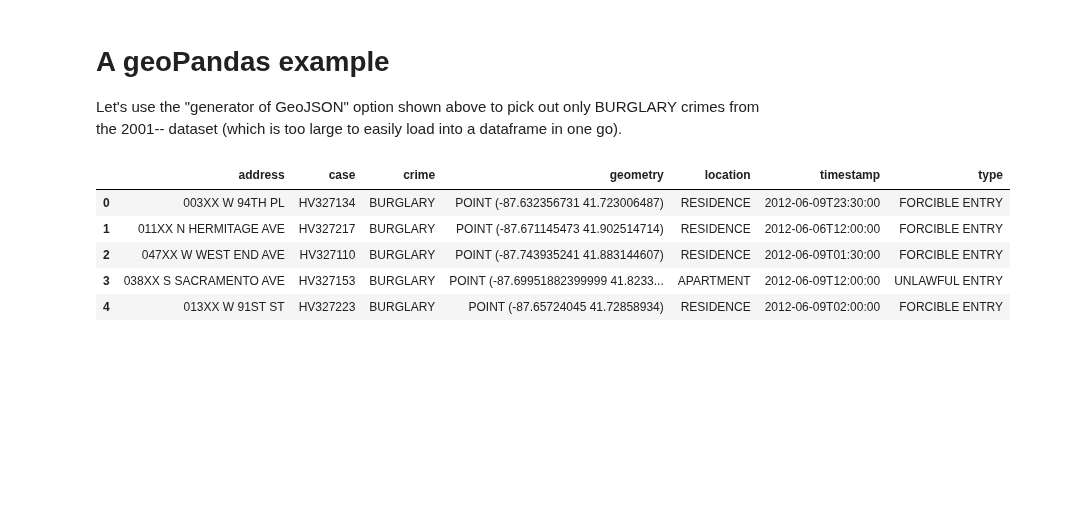
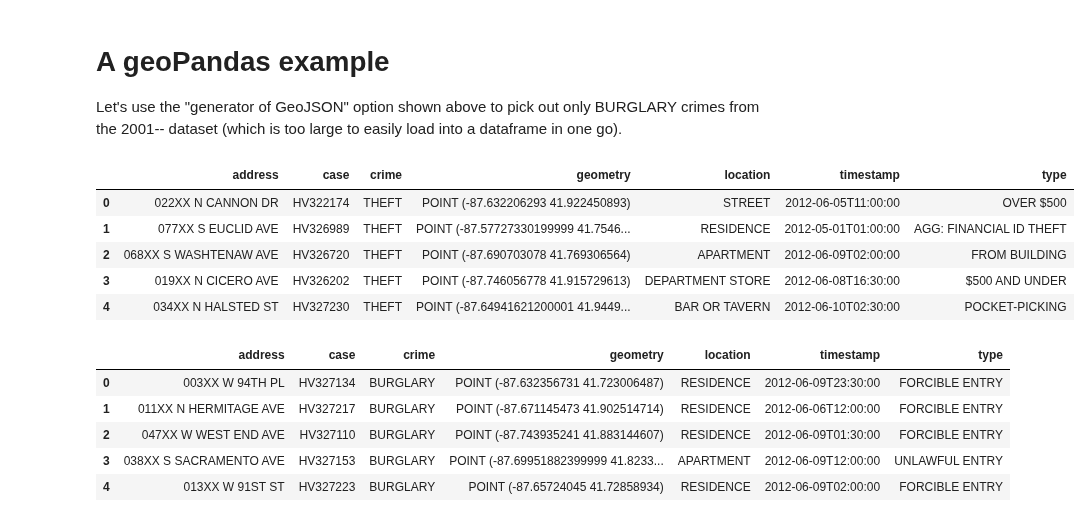
Before and after one commit to QuantCrimAtLeeds/PredictCode, a Jupyter notebook: examples/Exploring the Chicago dataset.ipynb, the cells around one changed output. Saved outputs shown, nothing was run; the diff lists cells and outputs as text; code cells hidden in the pictures; blank space fills up the shorter version.

```diff
--- a/examples/Exploring the Chicago dataset.ipynb
+++ b/examples/Exploring the Chicago dataset.ipynb
@@ -176,3 +178,18 @@ for key in events:
 # A geoPandas example
 
 Let's use the "generator of GeoJSON" option shown above to pick out only BURGLARY crimes from the 2001-- dataset (which is too large to easily load into a dataframe in one go).
+# %%
+with lzma.open(filename_all, "rt") as file:
+    features = [ event for event in chicago.generate_GeoJSON_Features(file, type="all")
+                if event["properties"]["crime"] == "THEFT" ]
+
+frame = gpd.GeoDataFrame.from_features(features)
+frame.crs = {"init":"EPSG:4326"} # Lon/Lat native coords
+frame.head()
+# %% [output]
+|  | address | case | crime | geometry | location | timestamp | type |
+| 0 | 022XX N CANNON DR | HV322174 | THEFT | POINT (-87.632206293 41.922450893) | STREET | 2012-06-05T11:00:00 | OVER $500 |
+| 1 | 077XX S EUCLID AVE | HV326989 | THEFT | POINT (-87.57727330199999 41.7546... | RESIDENCE | 2012-05-01T01:00:00 | AGG: FINANCIAL ID THEFT |
+| 2 | 068XX S WASHTENAW AVE | HV326720 | THEFT | POINT (-87.690703078 41.769306564) | APARTMENT | 2012-06-09T02:00:00 | FROM BUILDING |
+| 3 | 019XX N CICERO AVE | HV326202 | THEFT | POINT (-87.746056778 41.915729613) | DEPARTMENT STORE | 2012-06-08T16:30:00 | $500 AND UNDER |
+| 4 | 034XX N HALSTED ST | HV327230 | THEFT | POINT (-87.64941621200001 41.9449... | BAR OR TAVERN | 2012-06-10T02:30:00 | POCKET-PICKING |
```
Also changed, not shown: parts of 13 cells of this notebook, 1 other file.
